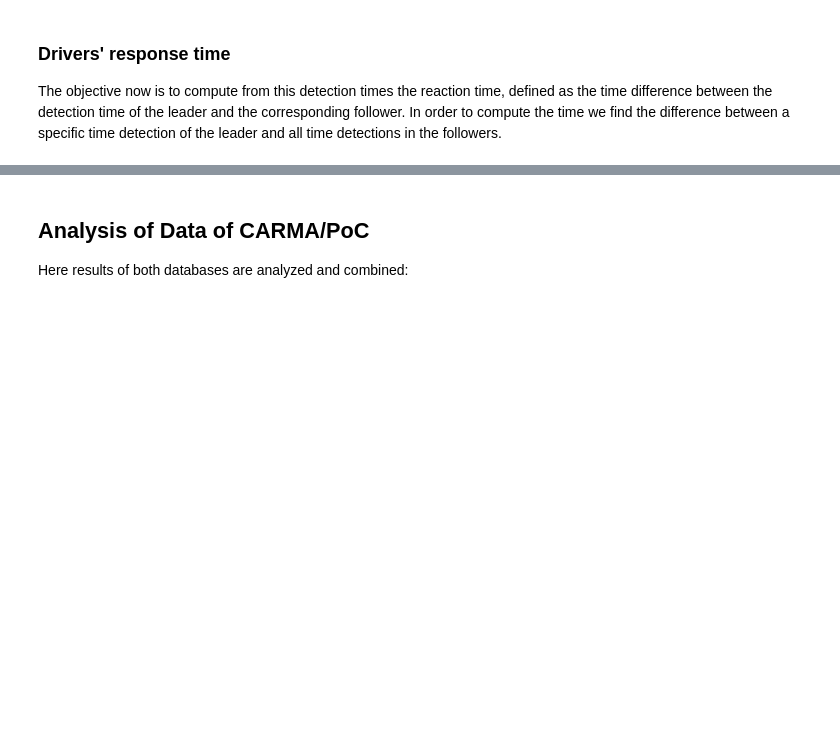
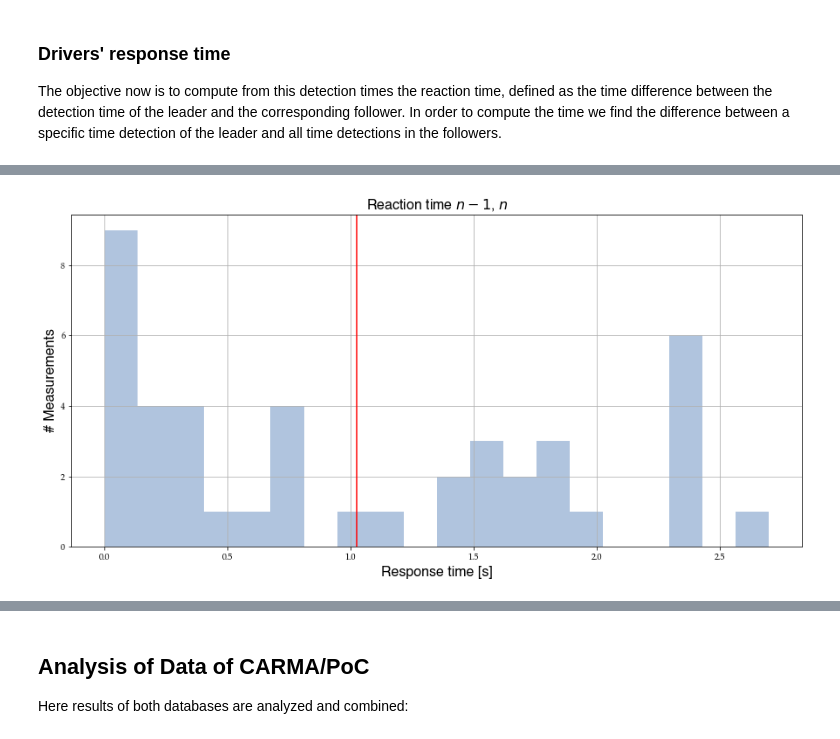
Before and after one commit to licit-lab/vrt_analysis, a Jupyter notebook: TF-AnalysisResponseTime.ipynb, the cells around one changed output, grey strips where cells are left out. Saved outputs shown, nothing was run; the diff lists cells and outputs as text; code cells hidden in the pictures; blank space fills up the shorter version.

Commit message:
Plots new data

```diff
--- a/TF-AnalysisResponseTime.ipynb
+++ b/TF-AnalysisResponseTime.ipynb
@@ -478,5 +443,0 @@ dresponsetimes = pd.concat(responsetimes)
-# %%
-f, ax = plt.subplots(figsize = (10,5))
-dresponsetimes.responsetime.hist(bins=30, density=True, color='lightsteelblue', ax = ax);
-ax.set_xlabel('Response time [s]');
-ax.set_ylabel('Relative Frequency');
@@ -484,0 +444,23 @@ ax.set_ylabel('Relative Frequency');
+# %%
+def retrieve_uniform_data(detection):
+    """
+        This is a function to clean the data a bit.
+    """
+    if type(detection)== list:
+        lst = []
+        for i,d in enumerate(detection):
+            df = d[0].iloc[:,0:2].reset_index().copy()
+            df.drop('level_1', axis=1, inplace=True)
+            df.columns = ['Experiment','Time','Speed']
+            df['Position'] = i + 1
+            df.set_index('Experiment',inplace=True)
+            lst.append(df)
+        return lst
+    df = detection.reset_index().copy()
+    df.drop('level_1', axis=1, inplace=True)
+    df.columns = ['Experiment','Time','Speed']
+    df['Position'] = 0
+    df.set_index('Experiment',inplace=True)
+    return [df]
+
+clean_detections = retrieve_uniform_data(dfDetections) + retrieve_uniform_data(detections_followers)
@@ -484,0 +534,16 @@ ax.set_ylabel('Relative Frequency');
+# %%
+flatdata_resptime = [ item for elem in total_resp_time for item in elem]
+flatdata_resptime = [item for item in flatdata_resptime if item <80]
+f, ax = plt.subplots(figsize = (15,7))
+ax.hist(flatdata_resptime,bins = 20,color='lightsteelblue');
+ax.grid(True)
+y_lim = ax.get_ylim()
+meanval = np.mean(flatdata_resptime)
+hfont = {'fontname':'Helvetica','fontsize':16}
+ax.axvline(meanval,*y_lim,color='r')
+ax.set_xlabel('Response time [s]',**hfont);
+ax.set_ylabel('# Measurements',**hfont);
+ax.set_title('Reaction time $n-1$, $n$',**hfont);
+# plt.savefig("data/media/Fig4ResponseTimeHistogram.png")
+# %% [output]
+[figure, added]
```
Also changed, not shown: parts of 7 cells of this notebook, 3 other files.
